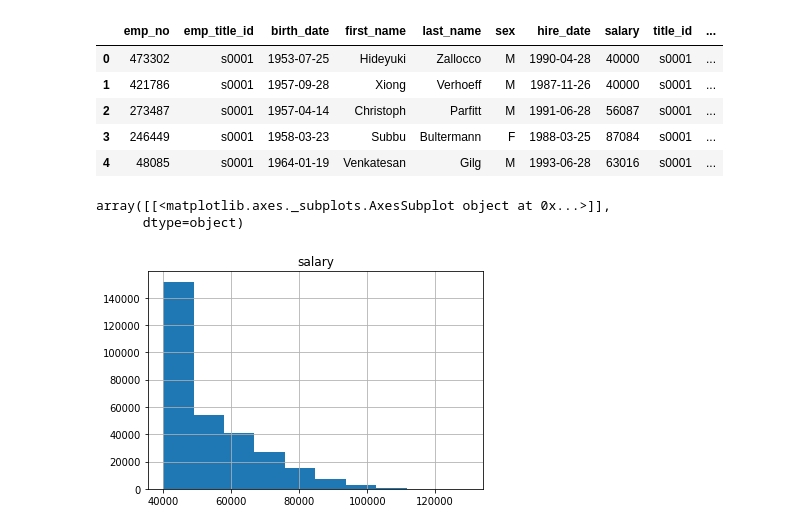
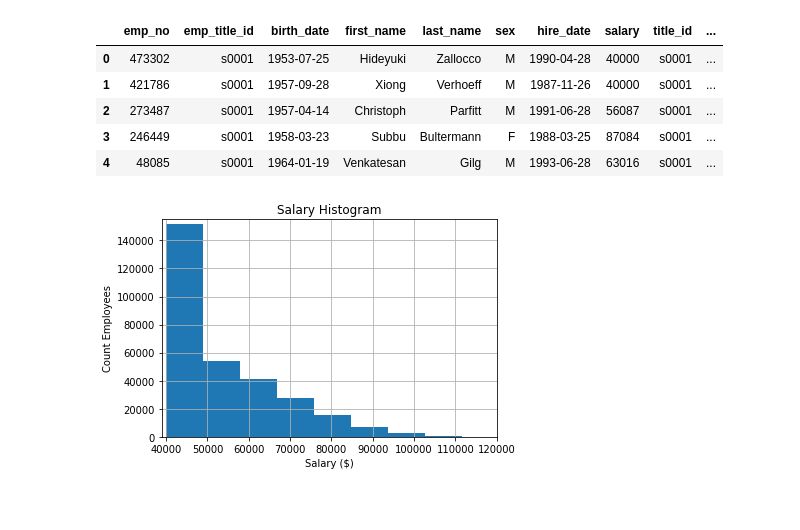
Before and after one commit to sjricketts/sql-challenge, a Jupyter notebook: EmployeeSQL/PandasBonus.ipynb, the cells around one changed output. Saved outputs shown, nothing was run; the diff lists cells and outputs as text; code cells hidden in the pictures; blank space fills up the shorter version.

Commit message:
add labels and titles to hist and bar chart.

```diff
--- a/EmployeeSQL/PandasBonus.ipynb
+++ b/EmployeeSQL/PandasBonus.ipynb
@@ -92,13 +102,19 @@ emp_title_sal.head()
 | 3 | 246449 | s0001 | 1958-03-23 | Subbu | Bultermann | F | 1988-03-25 | 87084 | s0001 | ... |
 | 4 | 48085 | s0001 | 1964-01-19 | Venkatesan | Gilg | M | 1993-06-28 | 63016 | s0001 | ... |
 # %%
+# select needed columns
+title_and_salary = emp_title_sal[['title', 'salary']]
+
 # Create a histogram to visualize the most common salary ranges for employees
-title_and_salary = emp_title_sal[['title', 'salary']]
 title_and_salary.hist(column='salary')
+plt.title('Salary Histogram')
+plt.xlabel('Salary ($)')
+plt.ylabel('Count Employees')
+plt.xlim(39000, 120000)
+plt.ylim(0, 155000)
+plt.show();
 # %% [output]
-array([[<matplotlib.axes._subplots.AxesSubplot object at 0x...>]],
-      dtype=object)
-[figure, old version]
+[figure, new version]
 # %%
 # Create a bar chart of average salary by title
 titles_group = title_and_salary.groupby(['title']).mean()['salary'].round(2)
```
Also changed, not shown: parts of 15 cells of this notebook.
